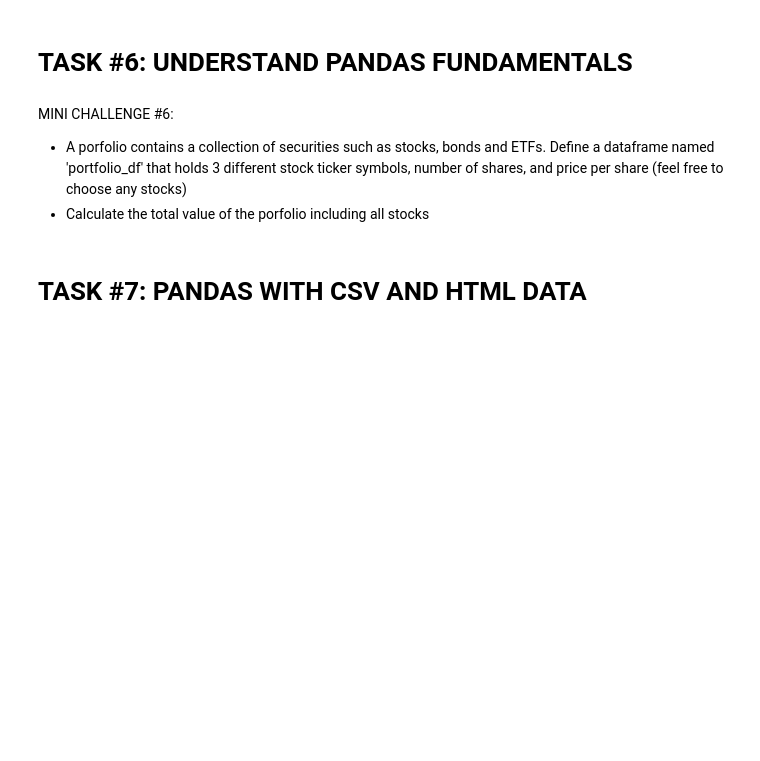
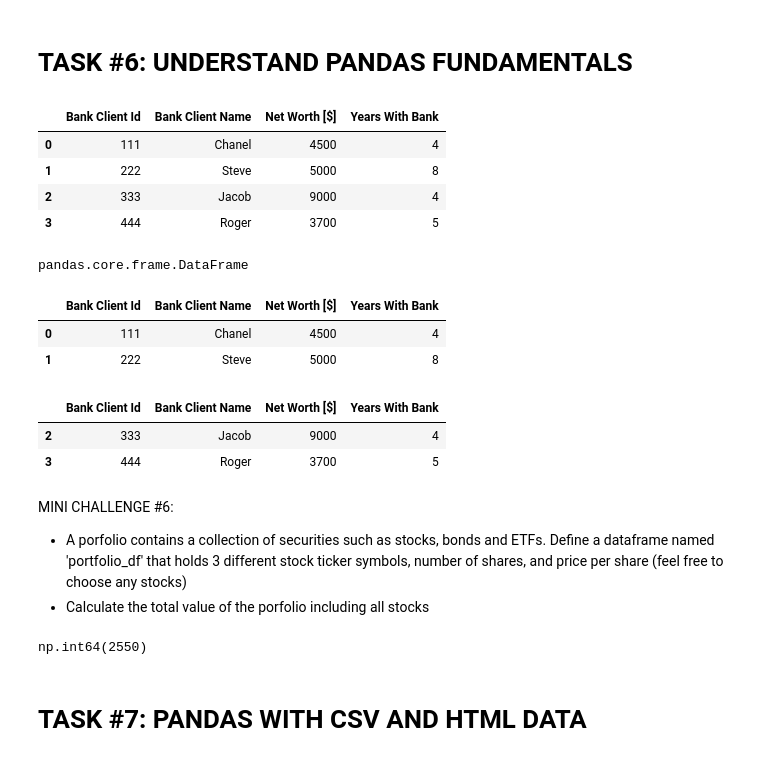
Before and after one commit to Apail59820/courseo_data, a Jupyter notebook: Python 101 - Python Libraries for Data Analysis - Numpy and Pandas.ipynb, the cells around one changed output. Drawn from its saved outputs; the diff is of its cells as text; code cells hidden in the pictures; blank space fills up the shorter version.

```diff
--- a/Python 101 - Python Libraries for Data Analysis - Numpy and Pandas.ipynb
+++ b/Python 101 - Python Libraries for Data Analysis - Numpy and Pandas.ipynb
@@ -299,16 +301,51 @@ array([[ 2, 30, 20,  0,  0],
 # %%
 # Let's define a two-dimensional Pandas DataFrame
 # Note that you can create a pandas dataframe from a python dictionary
+
+bank_client_df = pd.DataFrame({'Bank Client Id': [111, 222, 333, 444],
+                               'Bank Client Name': ['Chanel', 'Steve', 'Jacob', 'Roger'],
+                               'Net Worth [$]': [4500, 5000, 9000, 3700],
+                               'Years With Bank': [4, 8, 4, 5]})
+
+bank_client_df
+# %% [output]
+|  | Bank Client Id | Bank Client Name | Net Worth [$] | Years With Bank |
+| 0 | 111 | Chanel | 4500 | 4 |
+| 1 | 222 | Steve | 5000 | 8 |
+| 2 | 333 | Jacob | 9000 | 4 |
+| 3 | 444 | Roger | 3700 | 5 |
 # %%
 # Let's obtain the data type
+type(bank_client_df)
+# %% [output]
+pandas.core.frame.DataFrame
 # %%
 # you can only view the first couple of rows using .head()
+bank_client_df.head(2)
+# %% [output]
+|  | Bank Client Id | Bank Client Name | Net Worth [$] | Years With Bank |
+| 0 | 111 | Chanel | 4500 | 4 |
+| 1 | 222 | Steve | 5000 | 8 |
 # %%
 # you can only view the last couple of rows using .tail()
+bank_client_df.tail(2)
+# %% [output]
+|  | Bank Client Id | Bank Client Name | Net Worth [$] | Years With Bank |
+| 2 | 333 | Jacob | 9000 | 4 |
+| 3 | 444 | Roger | 3700 | 5 |
 # %% [markdown]
 MINI CHALLENGE #6:
 - A porfolio contains a collection of securities such as stocks, bonds and ETFs. Define a dataframe named 'portfolio_df' that holds 3 different stock ticker symbols, number of shares, and price per share (feel free to choose any stocks)
 - Calculate the total value of the porfolio including all stocks
+# %%
+portfolio_df = pd.DataFrame({'Ticker Symbol': ['AMZN', 'GOOG', 'AAPL'],
+                             'Number of Shares': [5, 3, 4],
+                             'Price per Share': [150, 200, 300]})
+
+stocks_dollar_value = portfolio_df['Number of Shares'] * portfolio_df['Price per Share']
+stocks_dollar_value.sum()
+# %% [output]
+np.int64(2550)
 # %% [markdown]
 # TASK #7: PANDAS WITH CSV AND HTML DATA
 # %%
```
Also changed, not shown: parts of 1 cell of this notebook.
